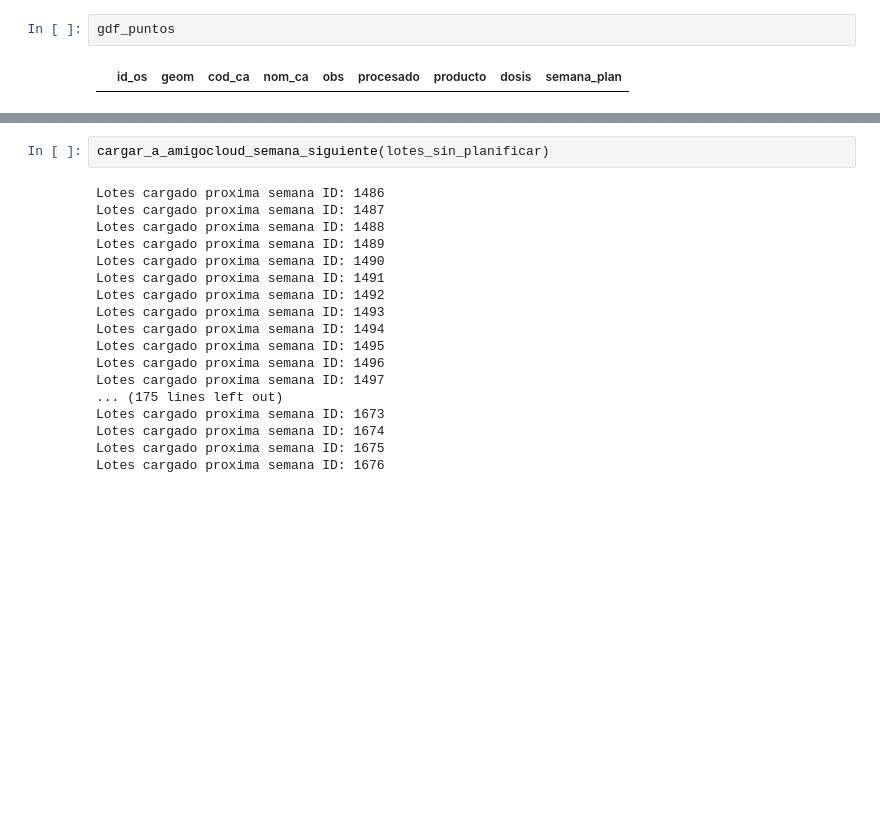
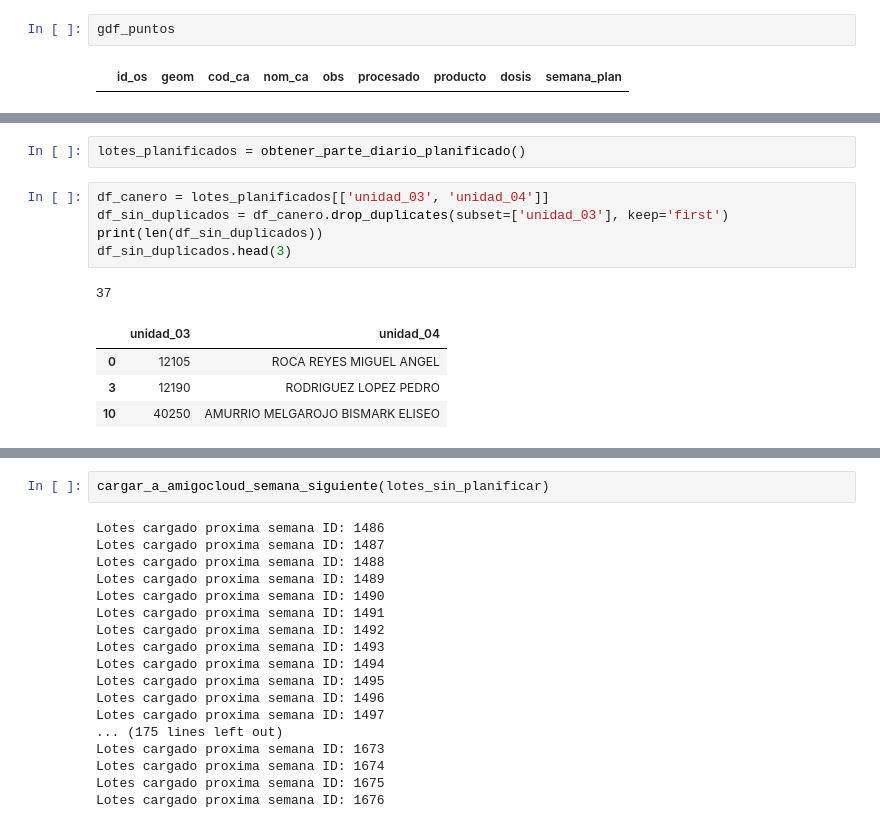
Before and after one commit to bismarksr17/utea_scripts, a Jupyter notebook: drones_tricho/01_procesar_planificacion.ipynb, the cells around one changed output, grey strips where cells are left out. Drawn from its saved outputs; the diff is of its cells as text; blank space fills up the shorter version.

```diff
--- a/drones_tricho/01_procesar_planificacion.ipynb
+++ b/drones_tricho/01_procesar_planificacion.ipynb
@@ -451,0 +449,13 @@ cargar_a_amigocloud(lotes_sin_planificar)
+# %%
+lotes_planificados = obtener_parte_diario_planificado()
+# %%
+df_canero = lotes_planificados[['unidad_03', 'unidad_04']]
+df_sin_duplicados = df_canero.drop_duplicates(subset=['unidad_03'], keep='first')
+print(len(df_sin_duplicados))
+df_sin_duplicados.head(3)
+# %% [output]
+37
+|  | unidad_03 | unidad_04 |
+| 0 | 12105 | ROCA REYES MIGUEL ANGEL |
+| 3 | 12190 | RODRIGUEZ LOPEZ PEDRO |
+| 10 | 40250 | AMURRIO MELGAROJO BISMARK ELISEO |
```
Also changed, not shown: parts of 10 cells of this notebook.
